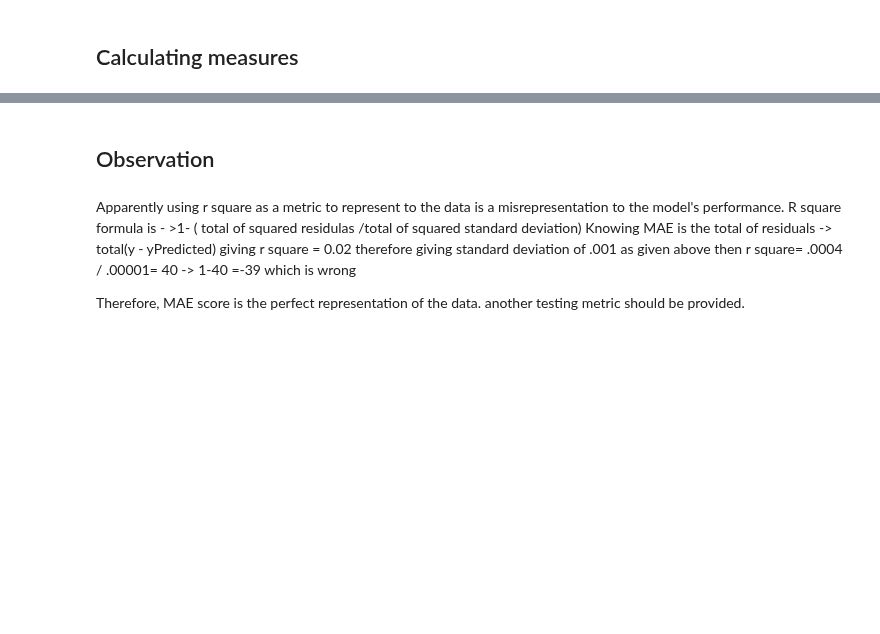
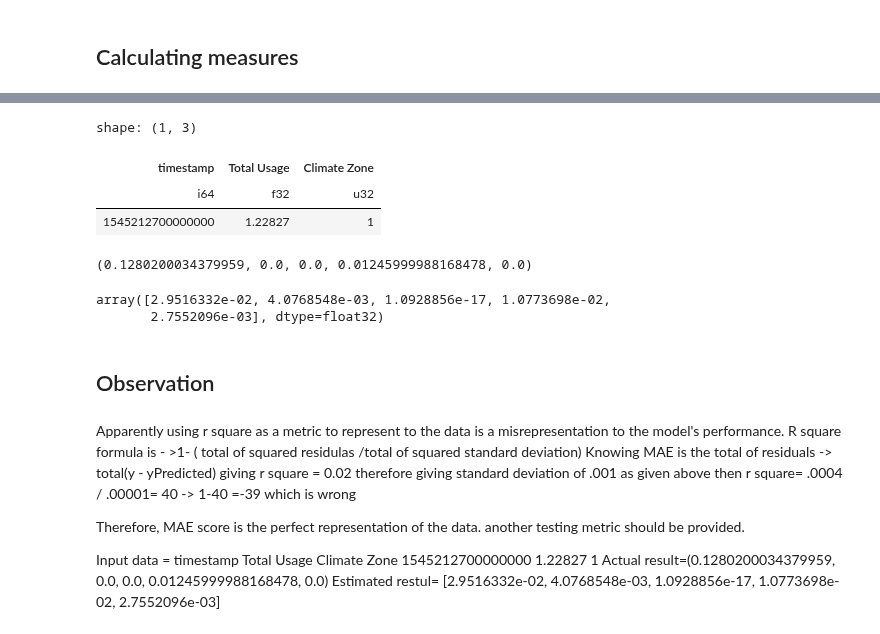
Before and after one commit to 1nuc/load-profile-decomposition, a Jupyter notebook: src/load-profile-decomposition/run.ipynb, the cells around one changed output, grey strips where cells are left out. Saved outputs shown, nothing was run; the diff lists cells and outputs as text; code cells hidden in the pictures; blank space fills up the shorter version.

```diff
--- a/src/load-profile-decomposition/run.ipynb
+++ b/src/load-profile-decomposition/run.ipynb
@@ -143,2 +180,17 @@ Random Forest        0.022351
 XG Boost             0.019776
 dtype: float64
+# %%
+# prepare measurement
+Test_data=x.head(1)
+Actual_data=y.row(1)
+# %%
+Test_data
+# %% [output]
+shape: (1, 3)
+| timestamp | Total Usage | Climate Zone |
+| i64 | f32 | u32 |
+| 1545212700000000 | 1.22827 | 1 |
+# %%
+Actual_data
+# %% [output]
+(0.1280200034379959, 0.0, 0.0, 0.01245999988168478, 0.0)
@@ -145,3 +205,8 @@ dtype: float64
+# %%
+estimated_values.flatten()
+# %% [output]
+array([2.9516332e-02, 4.0768548e-03, 1.0928856e-17, 1.0773698e-02,
+       2.7552096e-03], dtype=float32)
 # %% [markdown]
 ## Observation
 # %% [markdown]
@@ -154,3 +219,9 @@ then r square= .0004 / .00001= 40 -> 1-40 =-39 which is wrong
 
 Therefore, MAE score is the perfect representation of the data.
 another testing metric should be provided.
+
+Input data = timestamp Total      Usage     Climate Zone
+             1545212700000000     1.22827       1
+Actual result=(0.1280200034379959, 0.0, 0.0, 0.01245999988168478, 0.0)
+Estimated restul= [2.9516332e-02, 4.0768548e-03, 1.0928856e-17, 1.0773698e-02,
+       2.7552096e-03]
```
Also changed, not shown: parts of 9 cells of this notebook.
